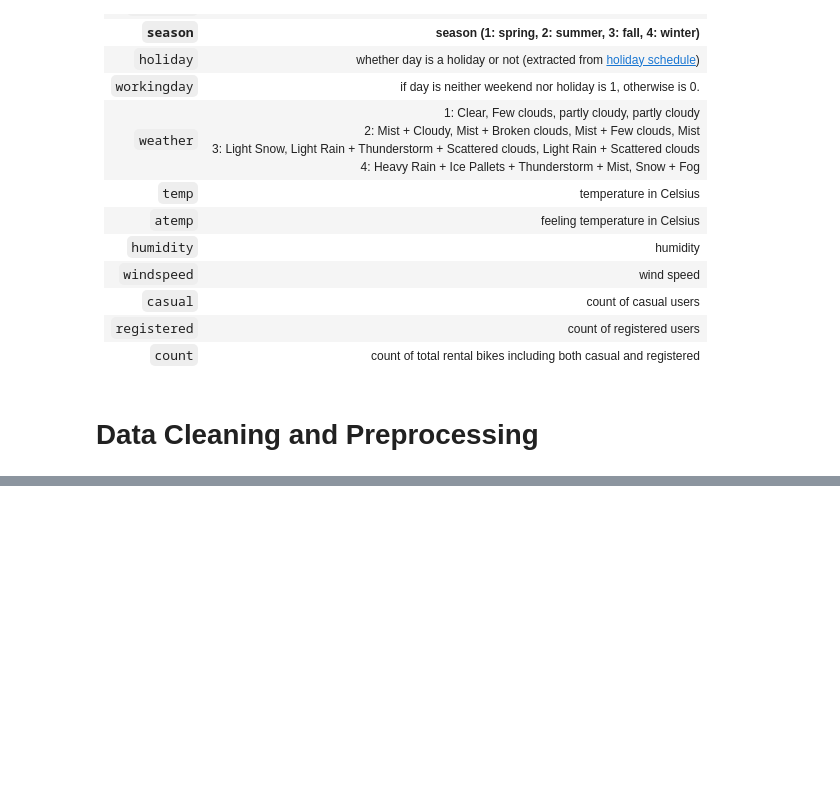
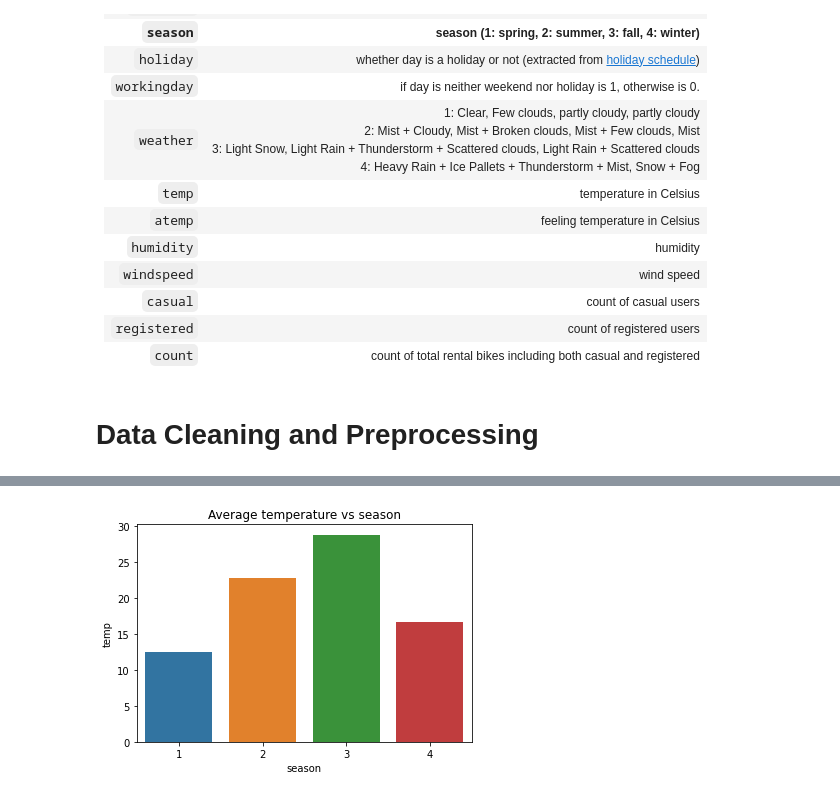
Before and after one commit to 9anubhavtyagi/yulu_eda, a Jupyter notebook: yulu_eda.ipynb, the cells around one changed output, grey strips where cells are left out. Cells and saved outputs as stored; diff of their text form; code cells hidden in the pictures; blank space fills up the shorter version.

Commit message:
Data Preprocessing, Feature Engineering, Basic Checks and Group By Analysis Completed.

```diff
--- a/yulu_eda.ipynb
+++ b/yulu_eda.ipynb
@@ -72,0 +155,12 @@ memory usage: 1020.7+ KB
+# %%
+def categorize_hour(hour: int) -> str:
+    if 6 <= hour < 12:
+        return 'Morning'
+    elif 12 <= hour < 16:
+        return 'Afternoon'
+    elif 16 <= hour < 20:
+        return 'Evening'
+    else:
+        return 'Night'
+# %%
+df['time_of_day'] = df['hour'].apply(categorize_hour)
@@ -72,0 +295,11 @@ memory usage: 1020.7+ KB
+# %%
+agg_dict = {
+    'temp': 'mean',
+    'atemp': 'mean',
+    'humidity': 'mean',
+    'windspeed': 'mean',
+
+    'casual': 'sum',
+    'registered': 'sum',
+    'count': 'sum'
+}
@@ -72,0 +308,5 @@ memory usage: 1020.7+ KB
+# %%
+grouping_feature = "season"
+
+temp_df = df.groupby(grouping_feature).agg(agg_dict).reset_index()
+temp_df
@@ -72,0 +319,6 @@ memory usage: 1020.7+ KB
+# %%
+sns.barplot(data = temp_df, x = grouping_feature, y = "temp")
+plt.title(f"Average temperature vs {grouping_feature}")
+plt.show()
+# %% [output]
+[figure, added]
```
Also changed, not shown: parts of 104 cells of this notebook.
